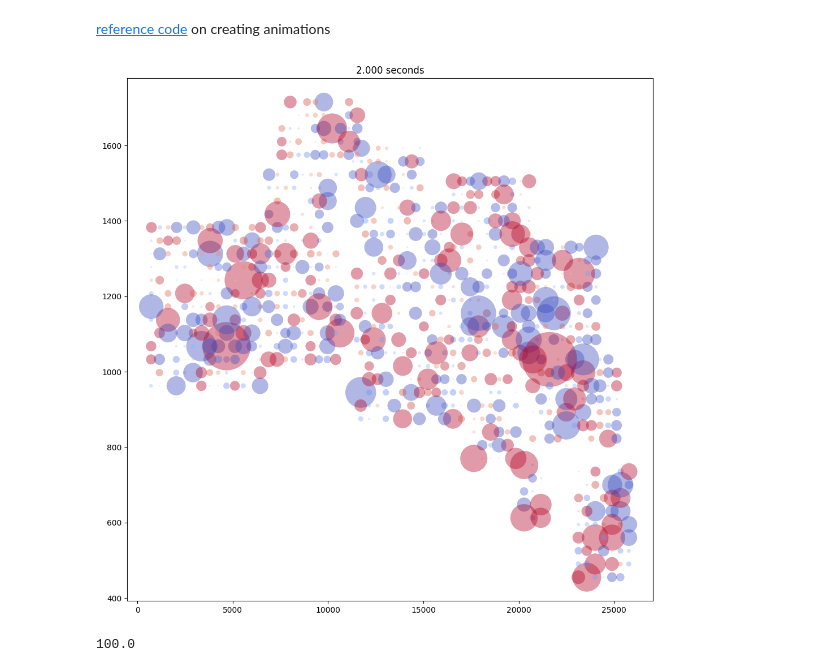
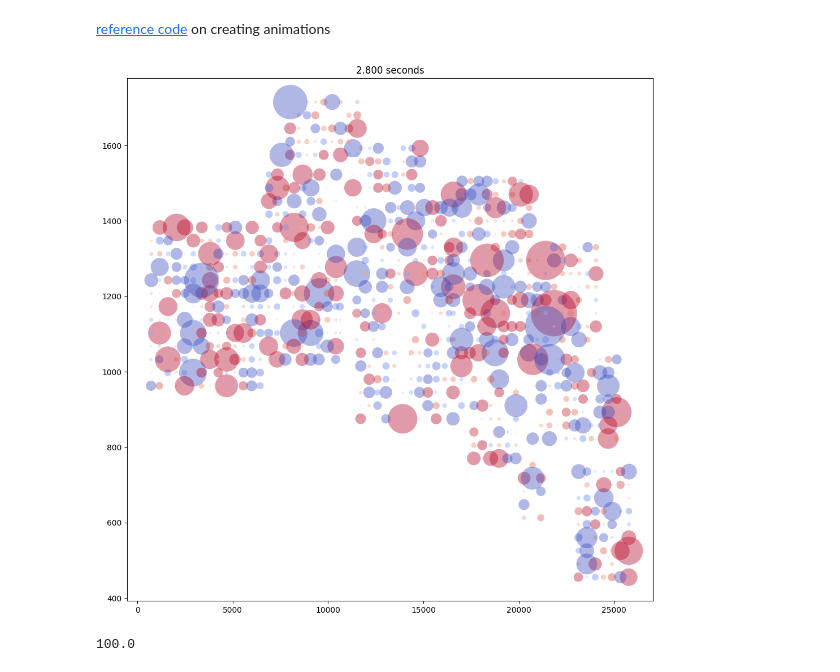
Before and after one commit to braingeneers/midbrain_parkinsons, a Jupyter notebook: tutorials/raw_data/3_animations.ipynb, the cells around one changed output. Saved outputs shown, nothing was run; the diff lists cells and outputs as text; code cells hidden in the pictures.

```diff
--- a/tutorials/raw_data/3_animations.ipynb
+++ b/tutorials/raw_data/3_animations.ipynb
@@ -81,21 +81,21 @@ This example shows how to create a plot 2D layout of the theta waves travelling
 # %%
 ### Long Alpha Animation
 fig = plt.figure( figsize=(12,12) )           # Determine the size of the figure
 ax = plt.axes()                               # get axis element to later create plot
 data = waves["alpha"]                         # Get the alpha wave dataset for plotting
 norm = plt.Normalize( vmin= np.mean(data)-np.std(data), vmax= np.mean(data)+np.std(data) ) # norm determines color range for data
 # Create scatter plot,
 scatter = ax.scatter( x, y, c=data[:,0] , norm=norm, cmap=cm.coolwarm, s=(np.abs(data[:,0])**1.8)*10 , alpha=.4, edgecolor='none' )
 
 # animation function: The i in this function relate to the range in FuncAnimation, shown below
 def animate( i ):
     scatter.set_array(data[:,i])   # This changes the value of `c` the color
     scatter._sizes = (np.abs(data[:,i])**2.3)*80  # This changes the size of the datapoints
     ax.set_title(f"{i/1000:.3f} seconds") # We display the current time
     return scatter
 
 # Create animation form data between 2000 and 5000ms, with a step of 3, displaying each plot for 100ms
-anim = FuncAnimation(fig, animate, frames=range(2000, 5000, 3), interval=100, blit=False)
+anim = FuncAnimation(fig, animate, frames=range(2800, 3000, 3), interval=100, blit=False)
 # %% [output]
-[figure, old version]
+[figure, new version]
 # %%
```
Also changed, not shown: parts of 4 cells of this notebook, 31 other files.
